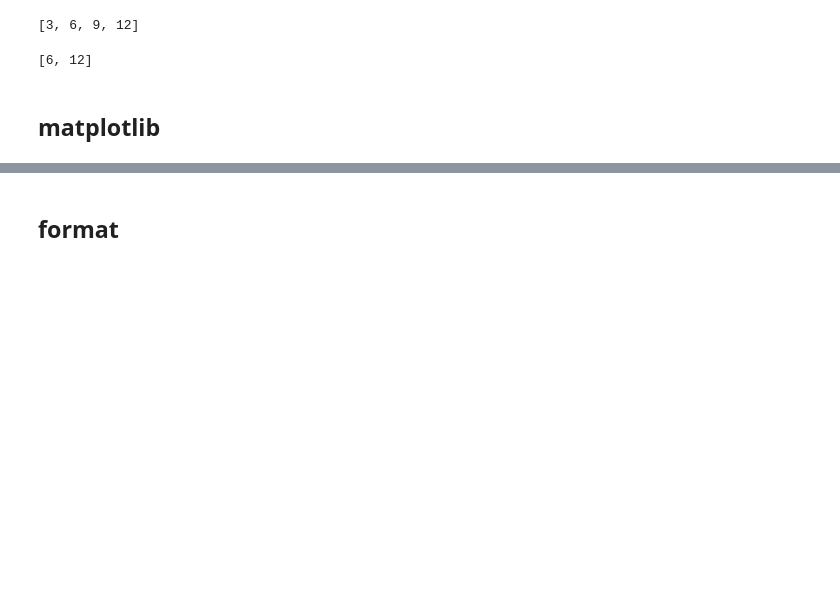
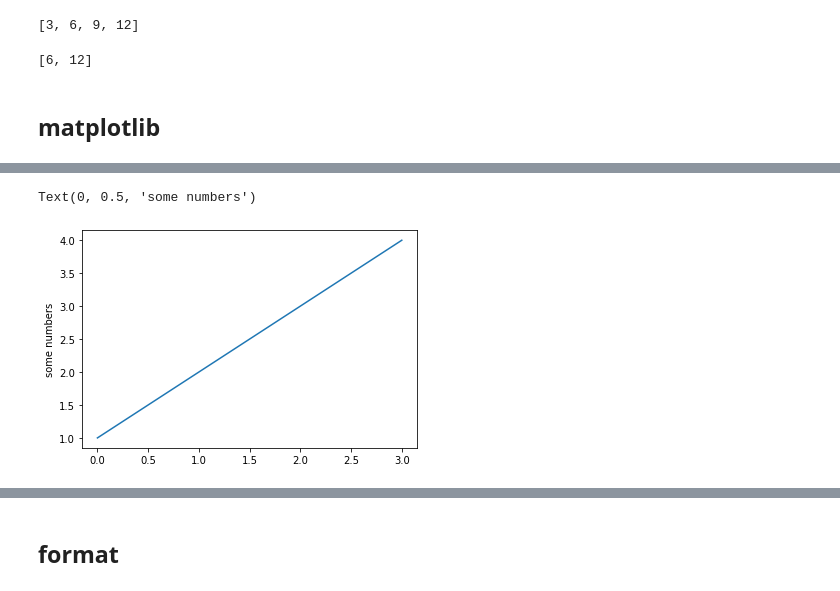
Before and after one commit to blee8/MyNotebook, a Jupyter notebook: 09_Reference/python_gra.ipynb, the cells around one changed output, grey strips where cells are left out. Drawn from its saved outputs; the diff is of its cells as text; code cells hidden in the pictures; blank space fills up the shorter version.

```diff
--- a/09_Reference/python_gra.ipynb
+++ b/09_Reference/python_gra.ipynb
@@ -253,0 +270,8 @@ for i, batch in enumerate(dataset) :
+# %%
+plt.figure()
+plt.subplot(1, 1, 1)
+plt.plot([1, 2, 3, 4])
+plt.ylabel('some numbers')
+# %% [output]
+Text(0, 0.5, 'some numbers')
+[figure, added]
```
Also changed, not shown: parts of 74 cells of this notebook, 20 other files.
